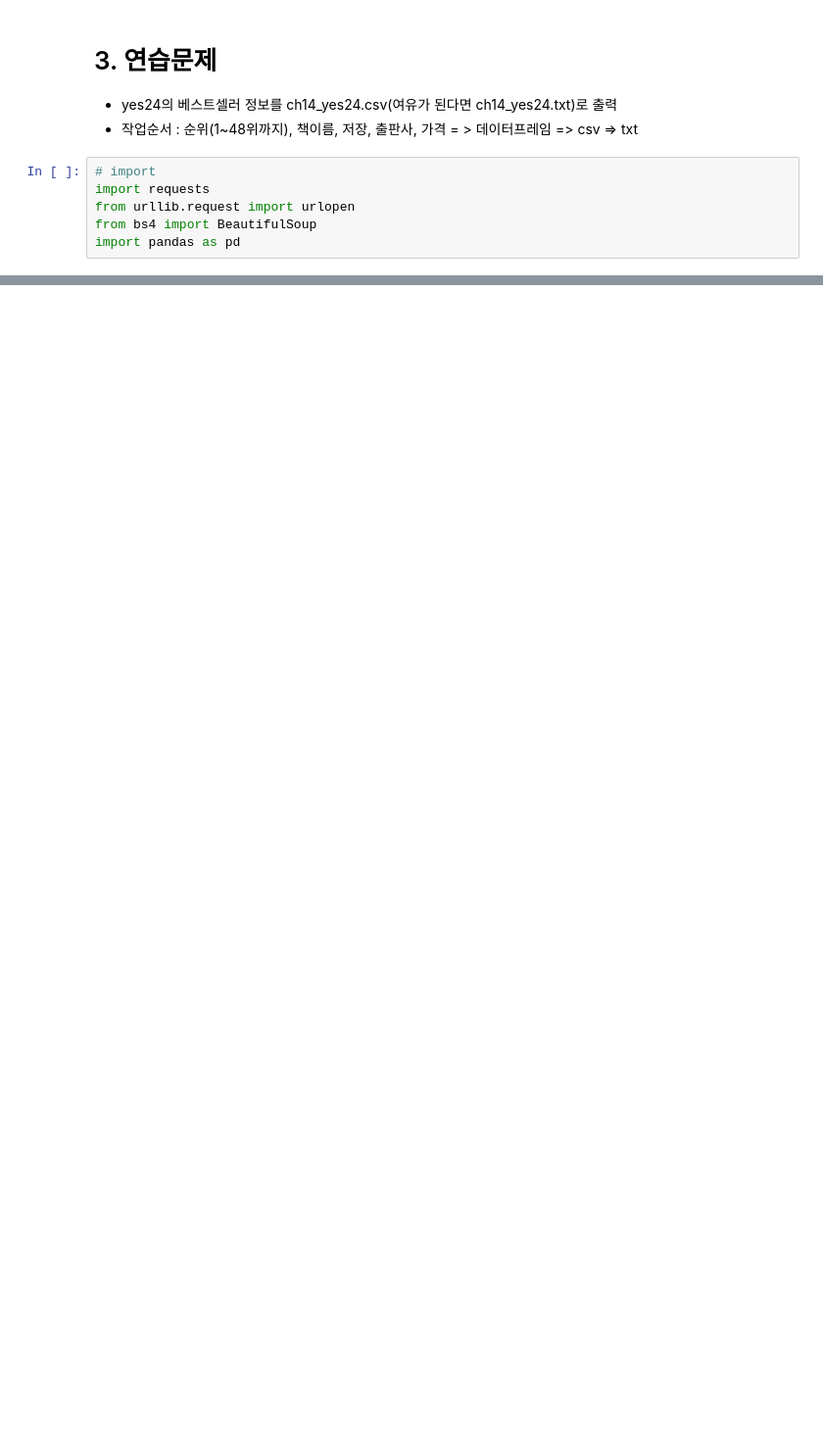
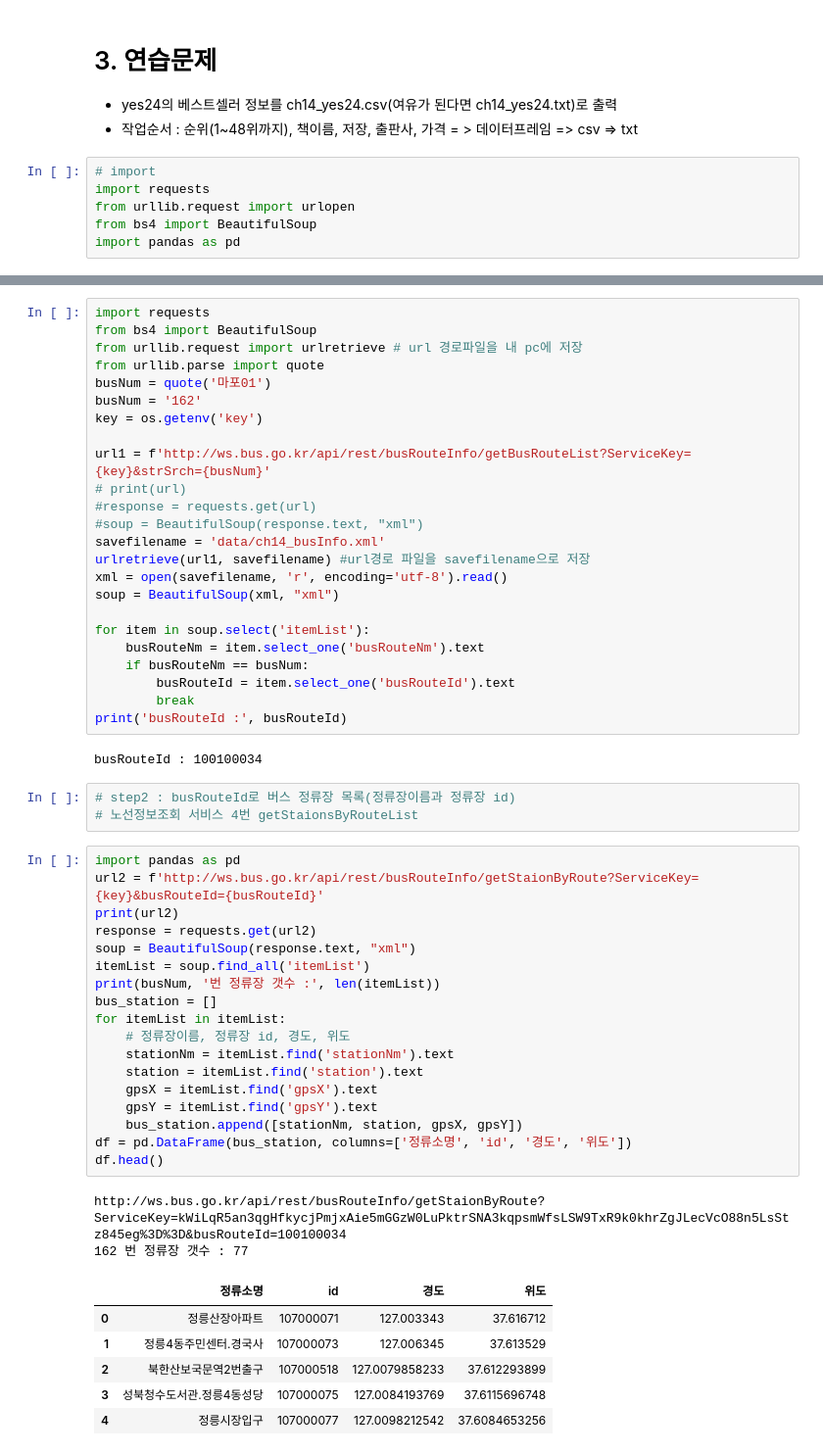
Before and after one commit to starfish99600/ai_x, a Jupyter notebook: 04_source/01_python/ch14_웹데이터수집1_정적_공공api.ipynb, the cells around one changed output, grey strips where cells are left out. Shown at 98% size. Saved outputs shown, nothing was run; the diff lists cells and outputs as text; blank space fills up the shorter version.

```diff
--- a/04_source/01_python/ch14_웹데이터수집1_정적_공공api.ipynb
+++ b/04_source/01_python/ch14_웹데이터수집1_정적_공공api.ipynb
@@ -1163,0 +873,56 @@ df.head(5)
+# %%
+import requests
+from bs4 import BeautifulSoup
+from urllib.request import urlretrieve # url 경로파일을 내 pc에 저장
+from urllib.parse import quote
+busNum = quote('마포01')
+busNum = '162'
+key = os.getenv('key')
+
+url1 = f'http://ws.bus.go.kr/api/rest/busRouteInfo/getBusRouteList?ServiceKey={key}&strSrch={busNum}'
+# print(url)
+#response = requests.get(url)
+#soup = BeautifulSoup(response.text, "xml")
+savefilename = 'data/ch14_busInfo.xml'
+urlretrieve(url1, savefilename) #url경로 파일을 savefilename으로 저장
+xml = open(savefilename, 'r', encoding='utf-8').read()
+soup = BeautifulSoup(xml, "xml")
+
+for item in soup.select('itemList'):
+    busRouteNm = item.select_one('busRouteNm').text
+    if busRouteNm == busNum:
+        busRouteId = item.select_one('busRouteId').text
+        break
+print('busRouteId :', busRouteId)
+# %% [output]
+busRouteId : 100100034
+# %%
+# step2 : busRouteId로 버스 정류장 목록(정류장이름과 정류장 id)
+# 노선정보조회 서비스 4번 getStaionsByRouteList
+# %%
+import pandas as pd
+url2 = f'http://ws.bus.go.kr/api/rest/busRouteInfo/getStaionByRoute?ServiceKey={key}&busRouteId={busRouteId}'
+print(url2)
+response = requests.get(url2)
+soup = BeautifulSoup(response.text, "xml")
+itemList = soup.find_all('itemList')
+print(busNum, '번 정류장 갯수 :', len(itemList))
+bus_station = []
+for itemList in itemList:
+    # 정류장이름, 정류장 id, 경도, 위도
+    stationNm = itemList.find('stationNm').text
+    station = itemList.find('station').text
+    gpsX = itemList.find('gpsX').text
+    gpsY = itemList.find('gpsY').text
+    bus_station.append([stationNm, station, gpsX, gpsY])
+df = pd.DataFrame(bus_station, columns=['정류소명', 'id', '경도', '위도'])
+df.head()
+# %% [output]
+http://ws.bus.go.kr/api/rest/busRouteInfo/getStaionByRoute?ServiceKey=kWiLqR5an3qgHfkycjPmjxAie5mGGzW0LuPktrSNA3kqpsmWfsLSW9TxR9k0khrZgJLecVcO88n5LsStz845eg%3D%3D&busRouteId=100100034
+162 번 정류장 갯수 : 77
+|  | 정류소명 | id | 경도 | 위도 |
+| 0 | 정릉산장아파트 | 107000071 | 127.003343 | 37.616712 |
+| 1 | 정릉4동주민센터.경국사 | 107000073 | 127.006345 | 37.613529 |
+| 2 | 북한산보국문역2번출구 | 107000518 | 127.0079858233 | 37.612293899 |
+| 3 | 성북청수도서관.정릉4동성당 | 107000075 | 127.0084193769 | 37.6115696748 |
+| 4 | 정릉시장입구 | 107000077 | 127.0098212542 | 37.6084653256 |
```
Also changed, not shown: parts of 64 cells of this notebook, 8 other files.
